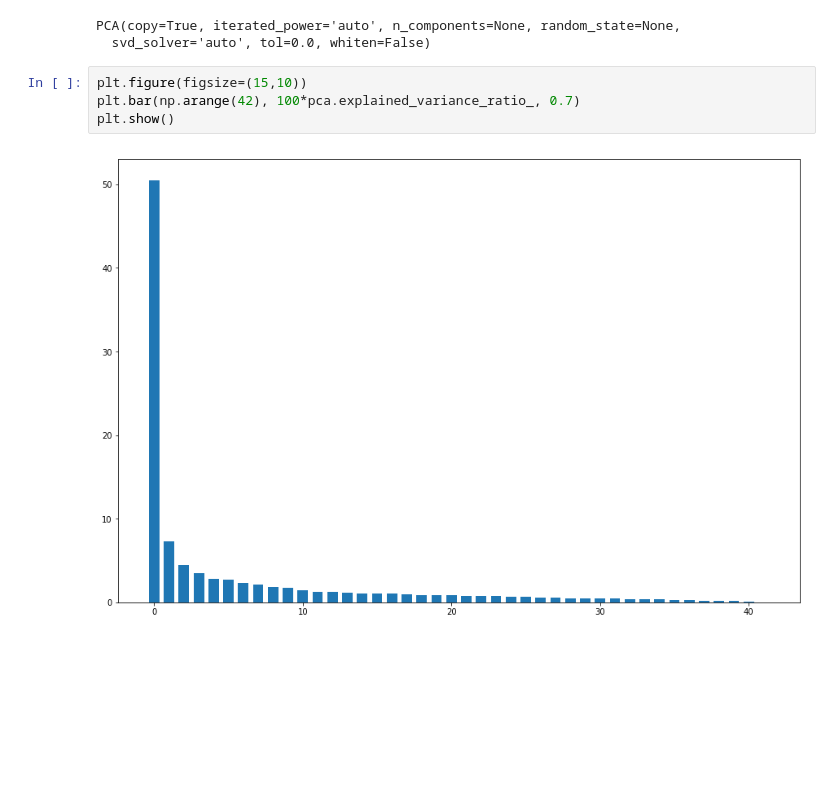
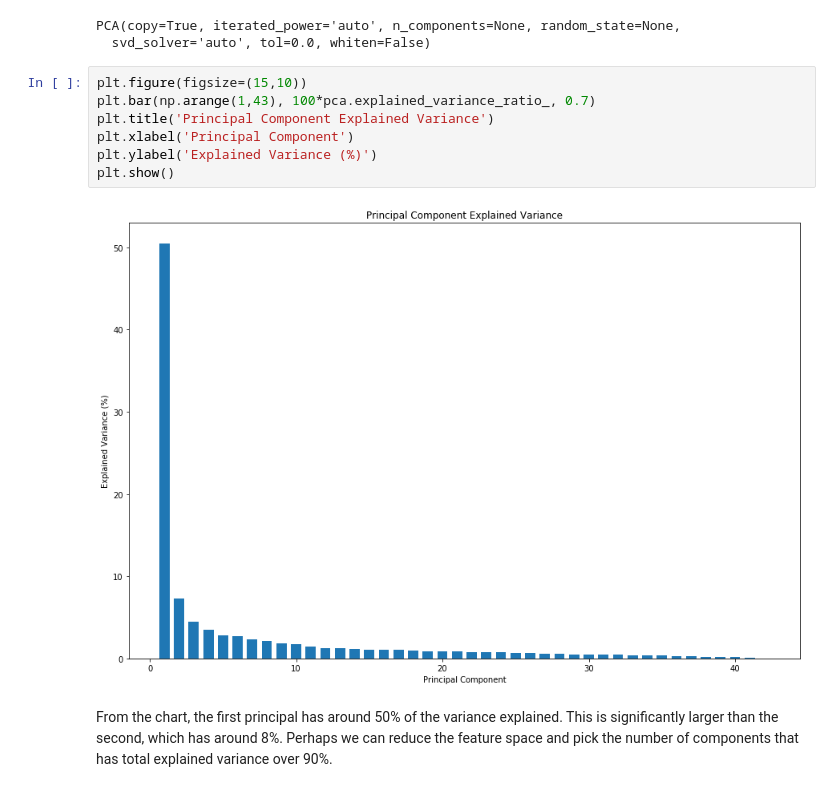
Before and after one commit to yychik/ML-Capstone, a Jupyter notebook: financial_time_series_prediction.ipynb, the cells around one changed output. Saved outputs shown, nothing was run; the diff lists cells and outputs as text; blank space fills up the shorter version.

```diff
--- a/financial_time_series_prediction.ipynb
+++ b/financial_time_series_prediction.ipynb
@@ -630,7 +637,12 @@ PCA(copy=True, iterated_power='auto', n_components=None, random_state=None,
   svd_solver='auto', tol=0.0, whiten=False)
 # %%
 plt.figure(figsize=(15,10))
-plt.bar(np.arange(42), 100*pca.explained_variance_ratio_, 0.7)
+plt.bar(np.arange(1,43), 100*pca.explained_variance_ratio_, 0.7)
+plt.title('Principal Component Explained Variance')
+plt.xlabel('Principal Component')
+plt.ylabel('Explained Variance (%)')
 plt.show()
 # %% [output]
-[figure, old version]
+[figure, new version]
+# %% [markdown]
+From the chart, the first principal has around 50% of the variance explained. This is significantly larger than the second, which has around 8%. Perhaps we can reduce the feature space and pick the number of components that has total explained variance over 90%.
```
Also changed, not shown: parts of 23 cells of this notebook.
